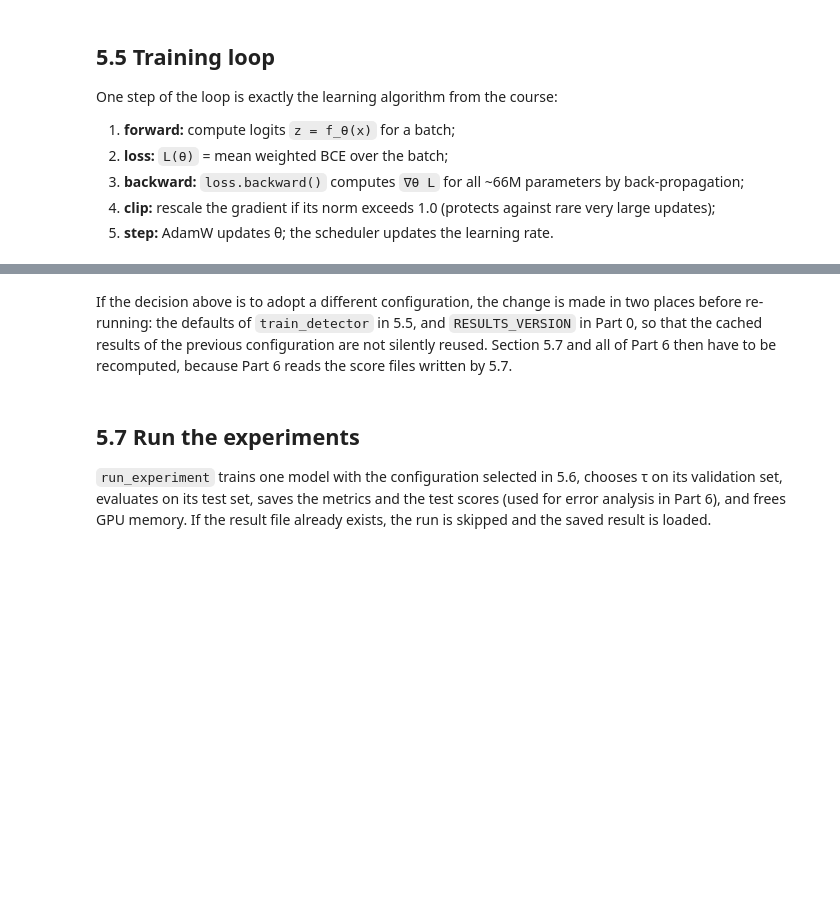
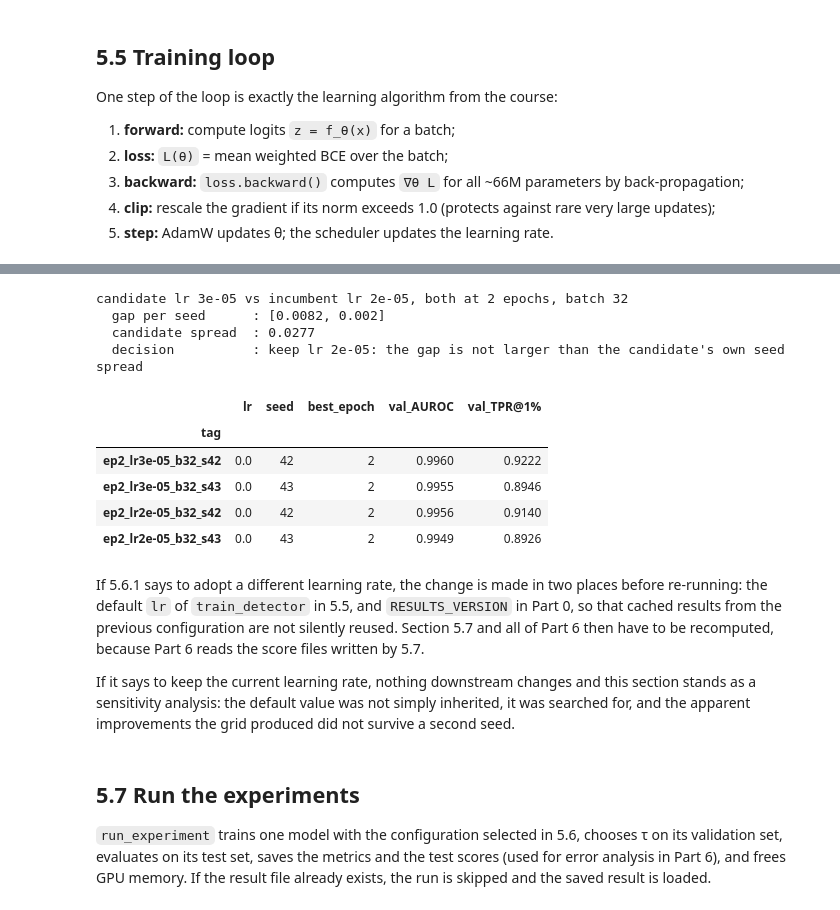
Before and after one commit to brucenguyen0302-code/ai-text-detection, a Jupyter notebook: main.ipynb, the cells around one changed output, grey strips where cells are left out. Saved outputs shown, nothing was run; the diff lists cells and outputs as text; code cells hidden in the pictures; blank space fills up the shorter version.

```diff
--- a/main.ipynb
+++ b/main.ipynb
@@ -2149,8 +2052,40 @@ decision: adopt the winner and re-run 5.7 with it
+# %%
+CANDIDATE_LR = max(grid, key=lambda r: r["val_TPR@1%"])["lr"]
+
+cand = [tune_run(f"ep2_lr{CANDIDATE_LR:g}_b32_s{s}", CANDIDATE_LR, epochs=2, seed=s) for s in (SEED, SEED + 1)]
+base = [tune_run(f"ep2_lr{INCUMBENT['lr']:g}_b32_s{s}", INCUMBENT["lr"], epochs=2, seed=s) for s in (SEED, SEED + 1)]
+
+gaps = [c["val_TPR@1%"] - b["val_TPR@1%"] for c, b in zip(cand, base)]
+spread = max(r["val_TPR@1%"] for r in cand) - min(r["val_TPR@1%"] for r in cand)
+adopt = min(gaps) > spread
+
+print(f"candidate lr {CANDIDATE_LR:g} vs incumbent lr {INCUMBENT['lr']:g}, both at 2 epochs, batch 32")
+print("  gap per seed      :", [round(g, 4) for g in gaps])
+print("  candidate spread  :", round(spread, 4))
+print("  decision          :", f"adopt lr {CANDIDATE_LR:g} and re-run 5.7" if adopt
+      else f"keep lr {INCUMBENT['lr']:g}: the gap is not larger than the candidate's own seed spread")
+
+pd.DataFrame(cand + base).set_index("tag")[["lr", "seed", "best_epoch", "val_AUROC", "val_TPR@1%"]].round(4)
+# %% [output]
+candidate lr 3e-05 vs incumbent lr 2e-05, both at 2 epochs, batch 32
+  gap per seed      : [0.0082, 0.002]
+  candidate spread  : 0.0277
+  decision          : keep lr 2e-05: the gap is not larger than the candidate's own seed spread
+|  | lr | seed | best_epoch | val_AUROC | val_TPR@1% |
+| tag |  |  |  |  |  |
+| ep2_lr3e-05_b32_s42 | 0.0 | 42 | 2 | 0.9960 | 0.9222 |
+| ep2_lr3e-05_b32_s43 | 0.0 | 43 | 2 | 0.9955 | 0.8946 |
+| ep2_lr2e-05_b32_s42 | 0.0 | 42 | 2 | 0.9956 | 0.9140 |
+| ep2_lr2e-05_b32_s43 | 0.0 | 43 | 2 | 0.9949 | 0.8926 |
 # %% [markdown]
-If the decision above is to adopt a different configuration, the change is made in two places
-before re-running: the defaults of `train_detector` in 5.5, and `RESULTS_VERSION` in Part 0, so
-that the cached results of the previous configuration are not silently reused. Section 5.7 and all
-of Part 6 then have to be recomputed, because Part 6 reads the score files written by 5.7.
+If 5.6.1 says to adopt a different learning rate, the change is made in two places before
+re-running: the default `lr` of `train_detector` in 5.5, and `RESULTS_VERSION` in Part 0, so that
+cached results from the previous configuration are not silently reused. Section 5.7 and all of
+Part 6 then have to be recomputed, because Part 6 reads the score files written by 5.7.
+
+If it says to keep the current learning rate, nothing downstream changes and this section stands as
+a sensitivity analysis: the default value was not simply inherited, it was searched for, and the
+apparent improvements the grid produced did not survive a second seed.
 # %% [markdown]
 ## 5.7 Run the experiments
 
```
Also changed, not shown: parts of 37 cells of this notebook.
